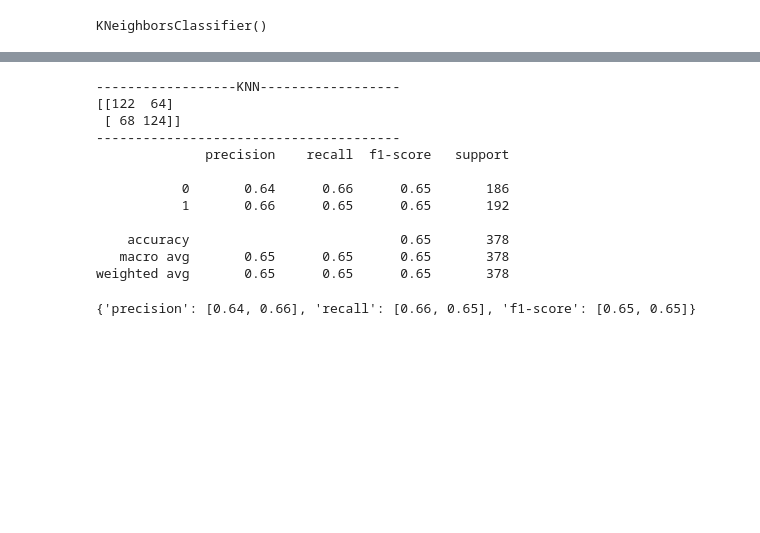
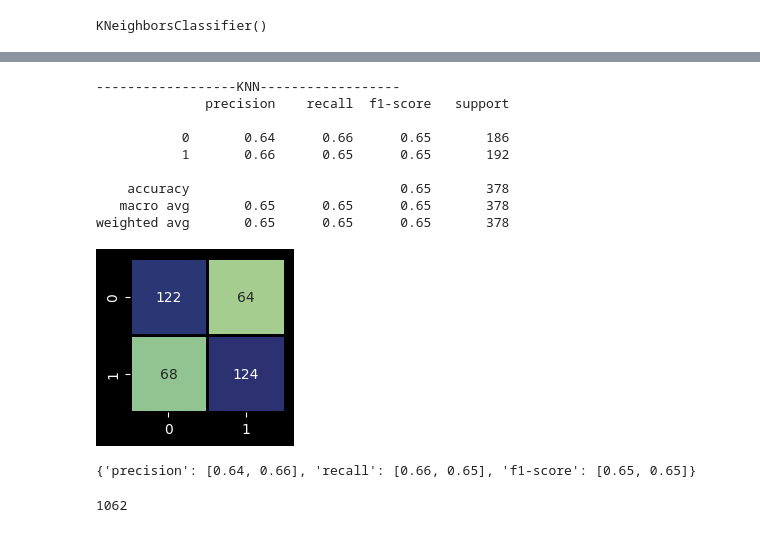
Before and after one commit to dgdevanshi/Sentiment-Analysis, a Jupyter notebook: model.ipynb, the cells around one changed output, grey strips where cells are left out. Saved outputs shown, nothing was run; the diff lists cells and outputs as text; code cells hidden in the pictures; blank space fills up the shorter version.

```diff
--- a/model.ipynb
+++ b/model.ipynb
@@ -132,14 +146,10 @@ print(scores_mnb)
 # %%
 print("------------------KNN------------------")
-print(confusion_matrix(test["Label"], predictions_knn))
-print("---------------------------------------")
+cm_knn = confusion_matrix(test["Label"], predictions_knn)
 report_knn = classification_report(test["Label"], predictions_knn)
 print(report_knn)
 # %% [output]
 ------------------KNN------------------
-[[122  64]
- [ 68 124]]
----------------------------------------
               precision    recall  f1-score   support
 
            0       0.64      0.66      0.65       186
@@ -148,6 +158,12 @@ print(report_knn)
     accuracy                           0.65       378
    macro avg       0.65      0.65      0.65       378
 weighted avg       0.65      0.65      0.65       378
+# %%
+plt.figure(figsize=(2,2))
+sns.heatmap(cm_knn, annot=True, cmap="crest", linewidths=2, linecolor="black", cbar=False, fmt="d")
+plt.show()
+# %% [output]
+[figure, added]
 # %%
 scores_knn = {"precision": [], "recall": [], "f1-score": []}
 lines = report_knn.split('\n')
@@ -161,3 +177,7 @@ for line in lines[2:4]:  # Extract the lines containing class-wise precision val
 print(scores_knn)
 # %% [output]
 {'precision': [0.64, 0.66], 'recall': [0.66, 0.65], 'f1-score': [0.65, 0.65]}
+# %%
+df["Label"].value_counts().values[0]
+# %% [output]
+1062
```
Also changed, not shown: parts of 5 cells of this notebook.
